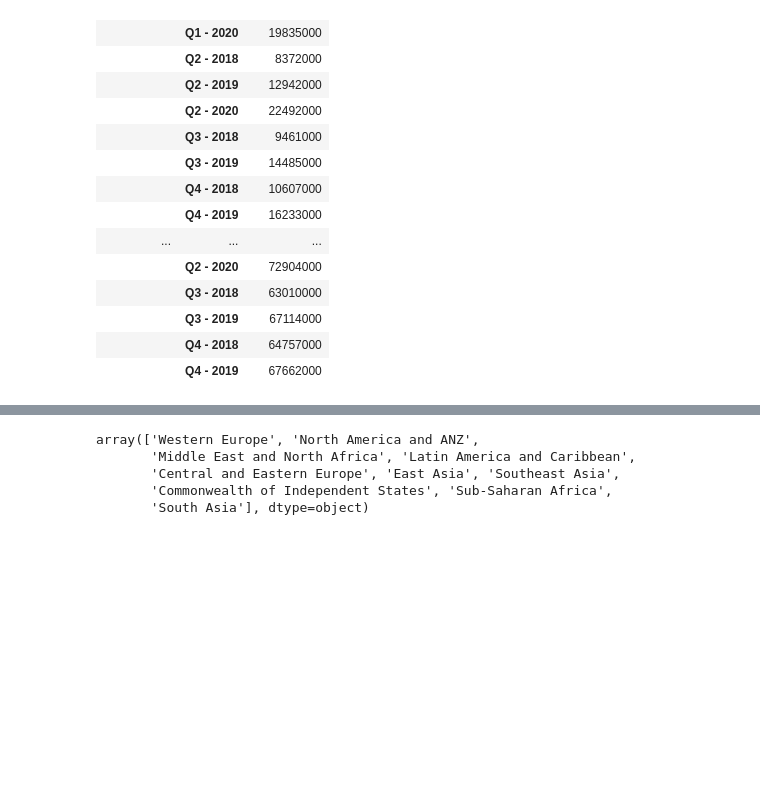
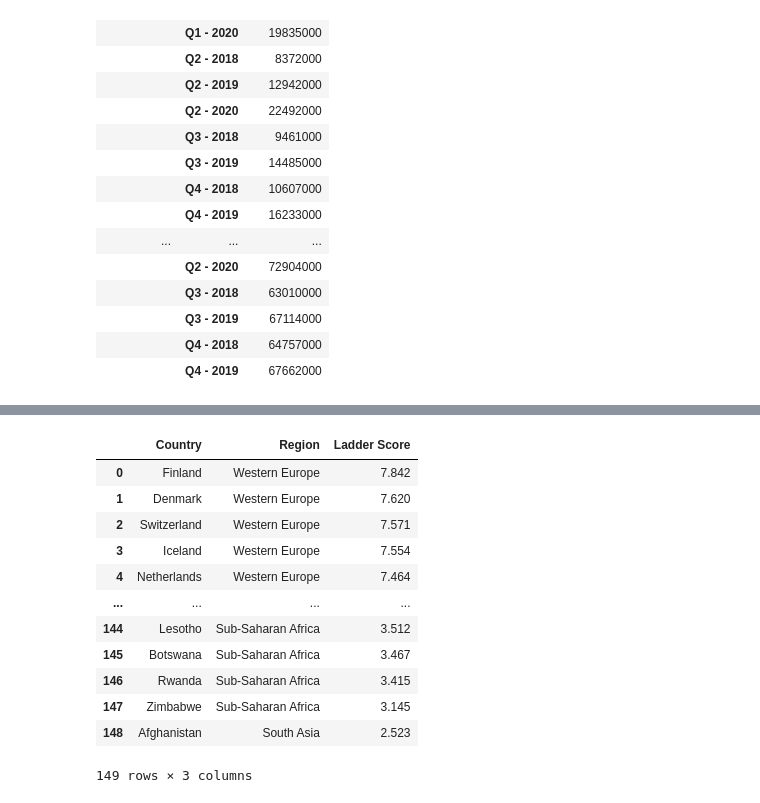
Before and after one commit to adamholcomb/Python-Media-Happiness-Analysis, a Jupyter notebook: HappinessIndex-DR.ipynb, the cells around one changed output, grey strips where cells are left out. Saved outputs shown, nothing was run; the diff lists cells and outputs as text; code cells hidden in the pictures; blank space fills up the shorter version.

```diff
--- a/HappinessIndex-DR.ipynb
+++ b/HappinessIndex-DR.ipynb
@@ -140,14 +161,22 @@ world_happiness_report = pd.read_csv(file_to_load_h)
 # %%
 world_happiness_report.head()
 world_happiness_report_sub = world_happiness_report[['Country name','Regional indicator','Ladder score']]
 world_happiness_report_sub.columns = ['Country','Region','Ladder Score']
-world_happiness_report_sub['Region'].unique()
+world_happiness_report_sub
 # %% [output]
+|  | Country | Region | Ladder Score |
+| 0 | Finland | Western Europe | 7.842 |
+| 1 | Denmark | Western Europe | 7.620 |
+| 2 | Switzerland | Western Europe | 7.571 |
+| 3 | Iceland | Western Europe | 7.554 |
+| 4 | Netherlands | Western Europe | 7.464 |
+| ... | ... | ... | ... |
+| 144 | Lesotho | Sub-Saharan Africa | 3.512 |
+| 145 | Botswana | Sub-Saharan Africa | 3.467 |
+| 146 | Rwanda | Sub-Saharan Africa | 3.415 |
+| 147 | Zimbabwe | Sub-Saharan Africa | 3.145 |
+| 148 | Afghanistan | South Asia | 2.523 |
-array(['Western Europe', 'North America and ANZ',
-       'Middle East and North Africa', 'Latin America and Caribbean',
-       'Central and Eastern Europe', 'East Asia', 'Southeast Asia',
-       'Commonwealth of Independent States', 'Sub-Saharan Africa',
-       'South Asia'], dtype=object)
+149 rows × 3 columns
 # %%
 # File to Load
 file_to_load_r = 'Data Sets/World Happiness Report/world-happiness-report.csv'
```
Also changed, not shown: parts of 2 cells of this notebook.
